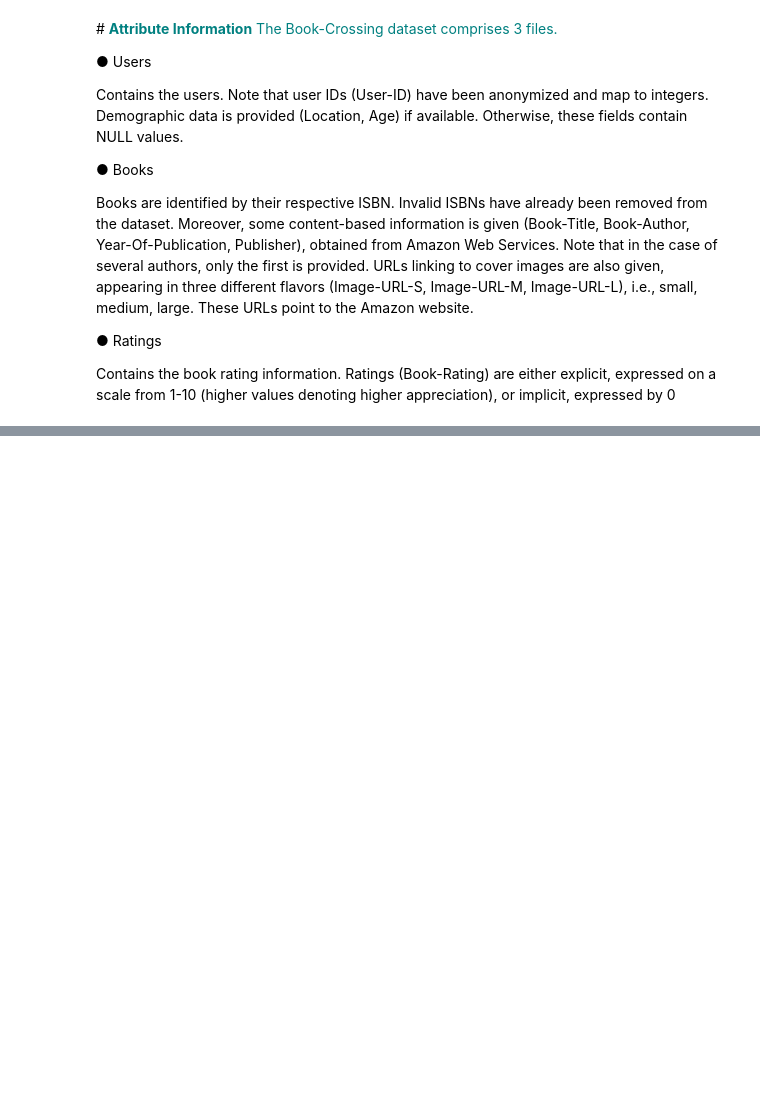
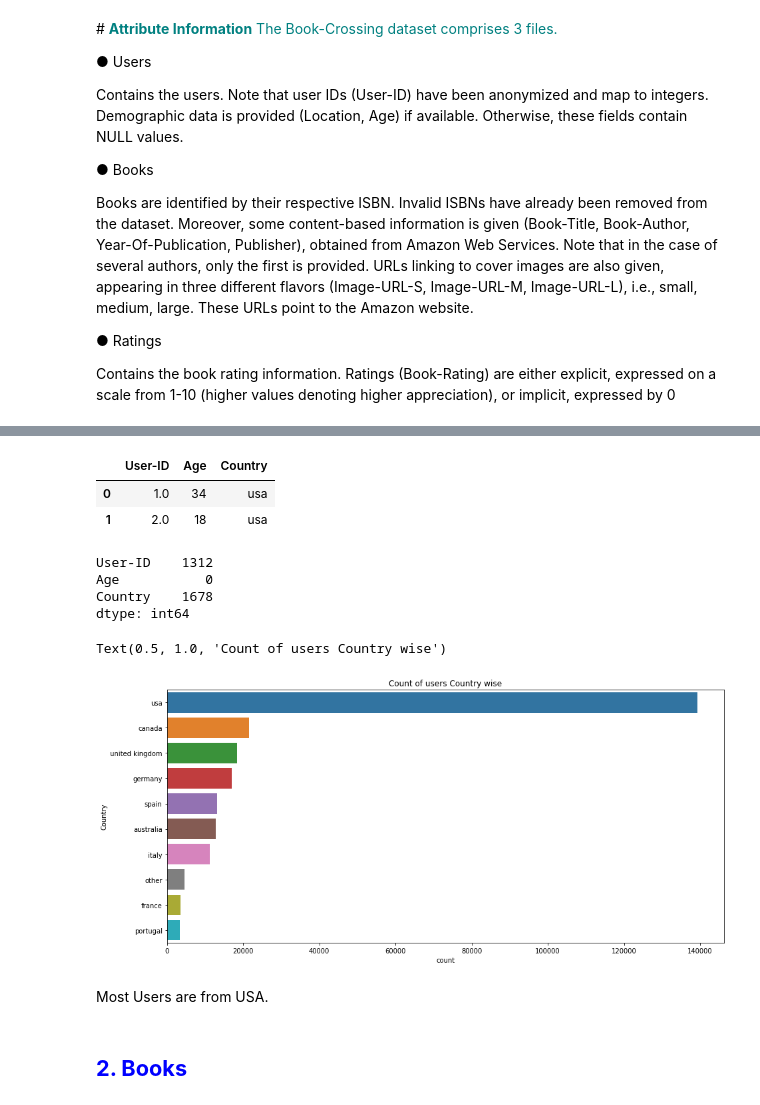
Before and after one commit to deepakpracheta/Book-Recommendation-System, a Jupyter notebook: Book_Recommendation_System.ipynb, the cells around one changed output, grey strips where cells are left out. Cells and saved outputs as stored; diff of their text form; code cells hidden in the pictures; blank space fills up the shorter version.

```diff
--- a/Book_Recommendation_System.ipynb
+++ b/Book_Recommendation_System.ipynb
@@ -44,0 +397,3 @@ expressed by 0
+# %%
+for i in user:
+  user['Country']=user.Location.str.extract(r'\,+\s?(\w*\s?\w*)\"*$')
@@ -44,0 +406,32 @@ expressed by 0
+# %%
+#drop location column
+user.drop('Location',axis=1,inplace=True)
+# %%
+user.head(2)
+# %% [output]
+|  | User-ID | Age | Country |
+| 0 | 1.0 | 34 | usa |
+| 1 | 2.0 | 18 | usa |
+# %%
+user.isnull().sum()
+# %% [output]
+User-ID    1312
+Age           0
+Country    1678
+dtype: int64
+# %%
+user['Country']=user['Country'].astype('str')
+# %%
+user['Country'].replace(['','01776','02458','19104','23232','30064','85021','87510','alachua','america','austria','autralia','cananda','geermany','italia','united kindgonm','united sates','united staes','united state','united states','us'],
+                           ['other','usa','usa','usa','usa','usa','usa','usa','usa','usa','australia','australia','canada','germany','italy','united kingdom','usa','usa','usa','usa','usa'],inplace=True)
+# %%
+plt.figure(figsize=(15,7))
+sns.countplot(y='Country',data=user,order=pd.value_counts(user['Country']).iloc[:10].index)
+plt.title('Count of users Country wise')
+# %% [output]
+Text(0.5, 1.0, 'Count of users Country wise')
+[figure, added]
+# %% [markdown]
+Most Users are from USA.
+# %% [markdown]
+## <font color='Blue'> **2. Books**
```
Also changed, not shown: parts of 79 cells of this notebook.
